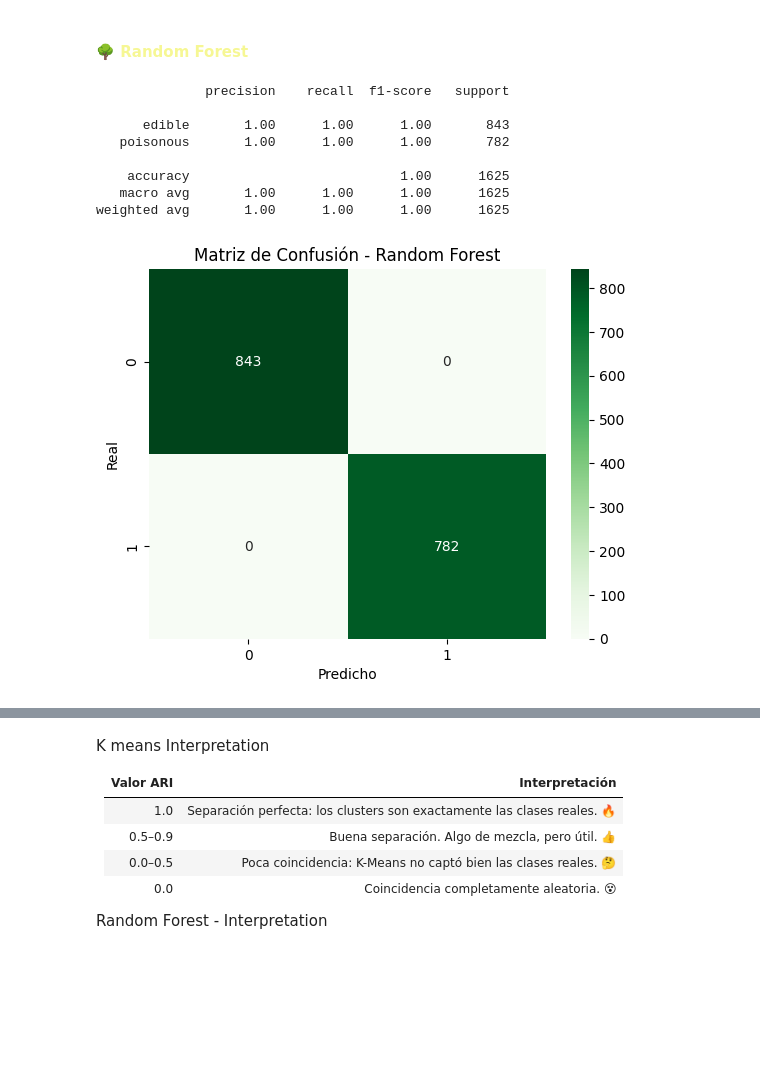
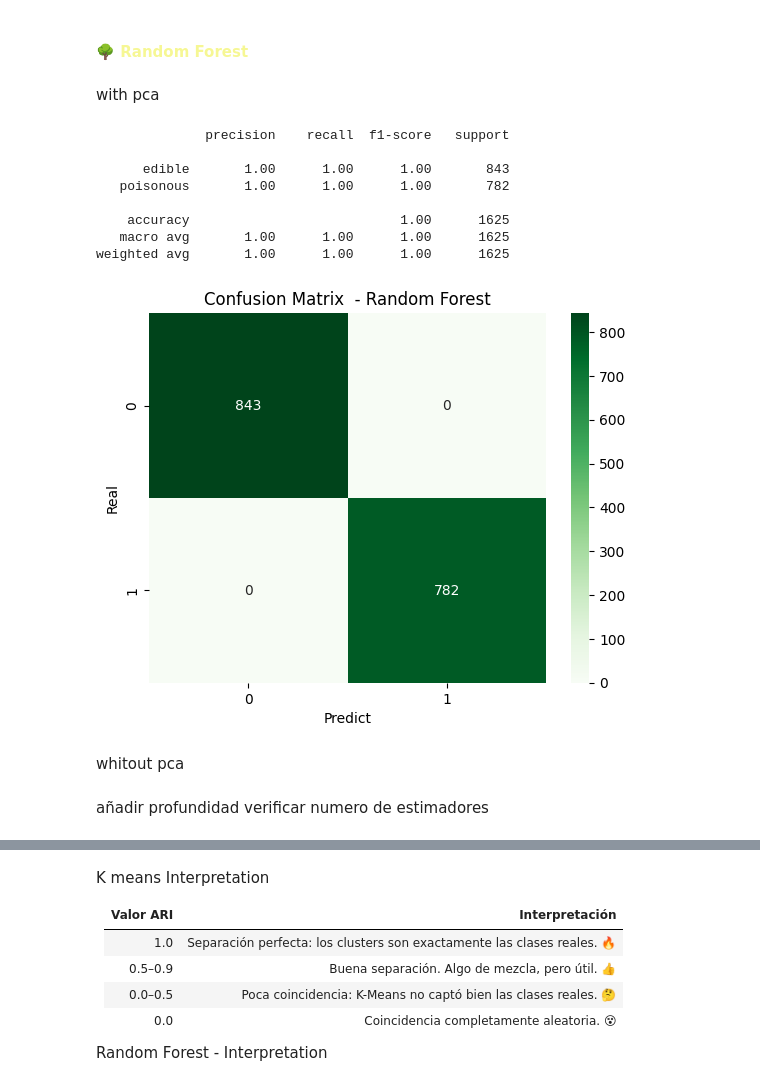
Before and after one commit to Yael-Parra/Project-VIII-Non-Supervised-ML, a Jupyter notebook: V1.ipynb, the cells around one changed output, grey strips where cells are left out. Cells and saved outputs as stored; diff of their text form; code cells hidden in the pictures; blank space fills up the shorter version.

```diff
--- a/V1.ipynb
+++ b/V1.ipynb
@@ -644,0 +648,7 @@ df_encoded = pd.DataFrame(encoded_array, columns=encoder.get_feature_names_out(c
+# %%
+# df_mapped
+
+df_mapped_1 = df_mapped.drop(columns = "class")
+encoder_test = OneHotEncoder(drop='first', sparse_output=False)
+encoder_array_test = encoder_test.fit_transform(df_mapped_1)
+df_test = pd.DataFrame(encoder_array_test, columns=encoder_test.get_feature_names_out(df_mapped_1.columns))
@@ -658,7 +688,9 @@ df_target_encoded['class_encoded'] = df_target_encoded['class'].map({'edible': 0
 y = df_target_encoded["class_encoded"]
 
 # The rest of the columns are features that describe the characteristics of the mushrooms.
-X = df_encoded
+# df_encoded = with eliminated variables
+# df_test = with no columns eliminated but veil color which is irrelevant
+X = df_test
 # %% [markdown]
 #### ✂️ <span style="color:#f6f794"> Spliting dataset for training and testing </span>
 
@@ -749,0 +821,18 @@ plt.show()
+# %%
+# 22 components
+# Checking with 30 components
+pca = PCA(n_components=30)
+X_pca_22 = pca.fit_transform(X_scaled)
+
+explained_var = pca.explained_variance_ratio_
+cum_var = np.cumsum(explained_var)
+
+plt.figure(figsize=(10, 6))
+plt.plot(range(1, 31), cum_var, marker='o')
+plt.xlabel('Num principal components')
+plt.ylabel('Cumulative variance explained')
+plt.title('Curve of explained variance (PCA)')
+plt.axhline(y=0.95, color='r', linestyle='--', label='95% variance')
+plt.legend()
+plt.grid(True)
+plt.show()
@@ -773,2 +963,4 @@ Adjusted Rand Index: 0.64 (1.0 is perfect, 0.0 is random)
 # %% [markdown]
 #### 🌳 <span style="color:#f6f794"> Random Forest </span>
+# %% [markdown]
+with pca
@@ -775,30 +982,35 @@ Adjusted Rand Index: 0.64 (1.0 is perfect, 0.0 is random)
 # %%
 # 1. Split train/test
 X_train, X_test, y_train, y_test = train_test_split(X_pca_22, y, test_size=0.2, random_state=42)
 
 # 2. Entrenar Random Forest
 rf = RandomForestClassifier(n_estimators=100, random_state=42)
 rf.fit(X_train, y_train)
 
 # 3. Evaluar
 y_pred = rf.predict(X_test)
 
 # Reporte de clasificación
 print(classification_report(y_test, y_pred, target_names=["edible", "poisonous"]))
 
 # Matriz de confusión
 sns.heatmap(confusion_matrix(y_test, y_pred), annot=True, cmap='Greens', fmt='d')
-plt.title("Matriz de Confusión - Random Forest")
-plt.xlabel("Predicho")
+plt.title("Confusion Matrix  - Random Forest")
+plt.xlabel("Predict")
 plt.ylabel("Real")
 plt.show()
 # %% [output]
               precision    recall  f1-score   support
 
       edible       1.00      1.00      1.00       843
    poisonous       1.00      1.00      1.00       782
 
     accuracy                           1.00      1625
    macro avg       1.00      1.00      1.00      1625
 weighted avg       1.00      1.00      1.00      1625
-[figure, old version]
+[figure, new version]
+# %% [markdown]
+whitout pca
+# %% [markdown]
+añadir profundidad
+verificar numero de estimadores
```
Also changed, not shown: parts of 25 cells of this notebook.
